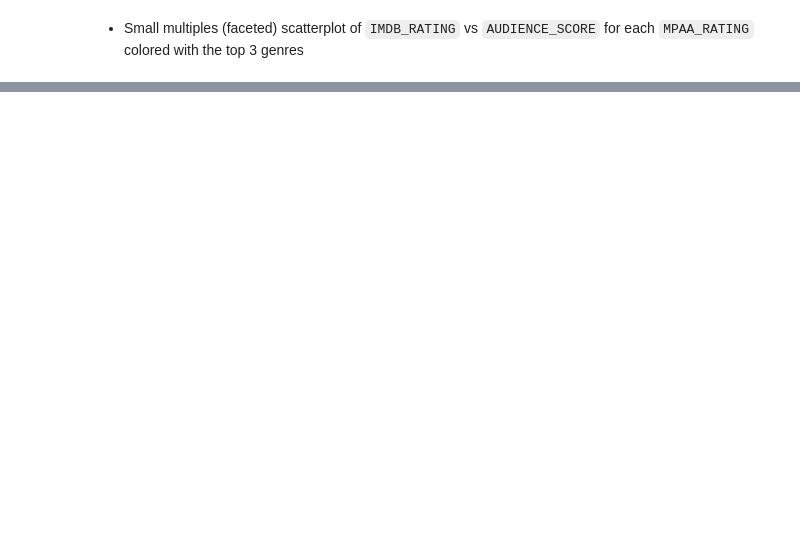
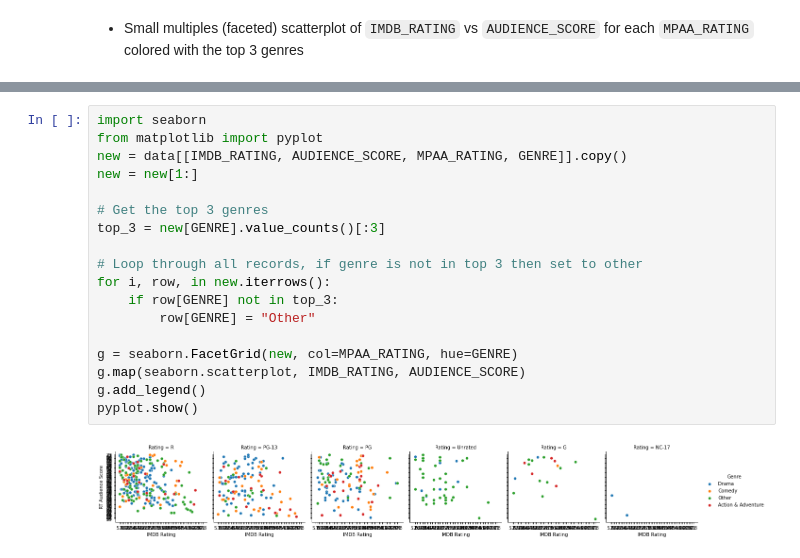
Before and after one commit to DevvyDont/DataMining, a Jupyter notebook: A1/A1_Group_Zamorano.ipynb, the cells around one changed output, grey strips where cells are left out. Drawn from its saved outputs; the diff is of its cells as text; blank space fills up the shorter version.

```diff
--- a/A1/A1_Group_Zamorano.ipynb
+++ b/A1/A1_Group_Zamorano.ipynb
@@ -1011,0 +1031,20 @@ this line should spit out Small multiples (faceted) scatterplot of IMDB_RATING v
+# %%
+import seaborn
+from matplotlib import pyplot
+new = data[[IMDB_RATING, AUDIENCE_SCORE, MPAA_RATING, GENRE]].copy()
+new = new[1:]
+
+# Get the top 3 genres
+top_3 = new[GENRE].value_counts()[:3]
+
+# Loop through all records, if genre is not in top 3 then set to other
+for i, row, in new.iterrows():
+    if row[GENRE] not in top_3:
+        row[GENRE] = "Other"
+
+g = seaborn.FacetGrid(new, col=MPAA_RATING, hue=GENRE)
+g.map(seaborn.scatterplot, IMDB_RATING, AUDIENCE_SCORE)
+g.add_legend()
+pyplot.show()
+# %% [output]
+[figure, added]
```
Also changed, not shown: parts of 10 cells of this notebook.
